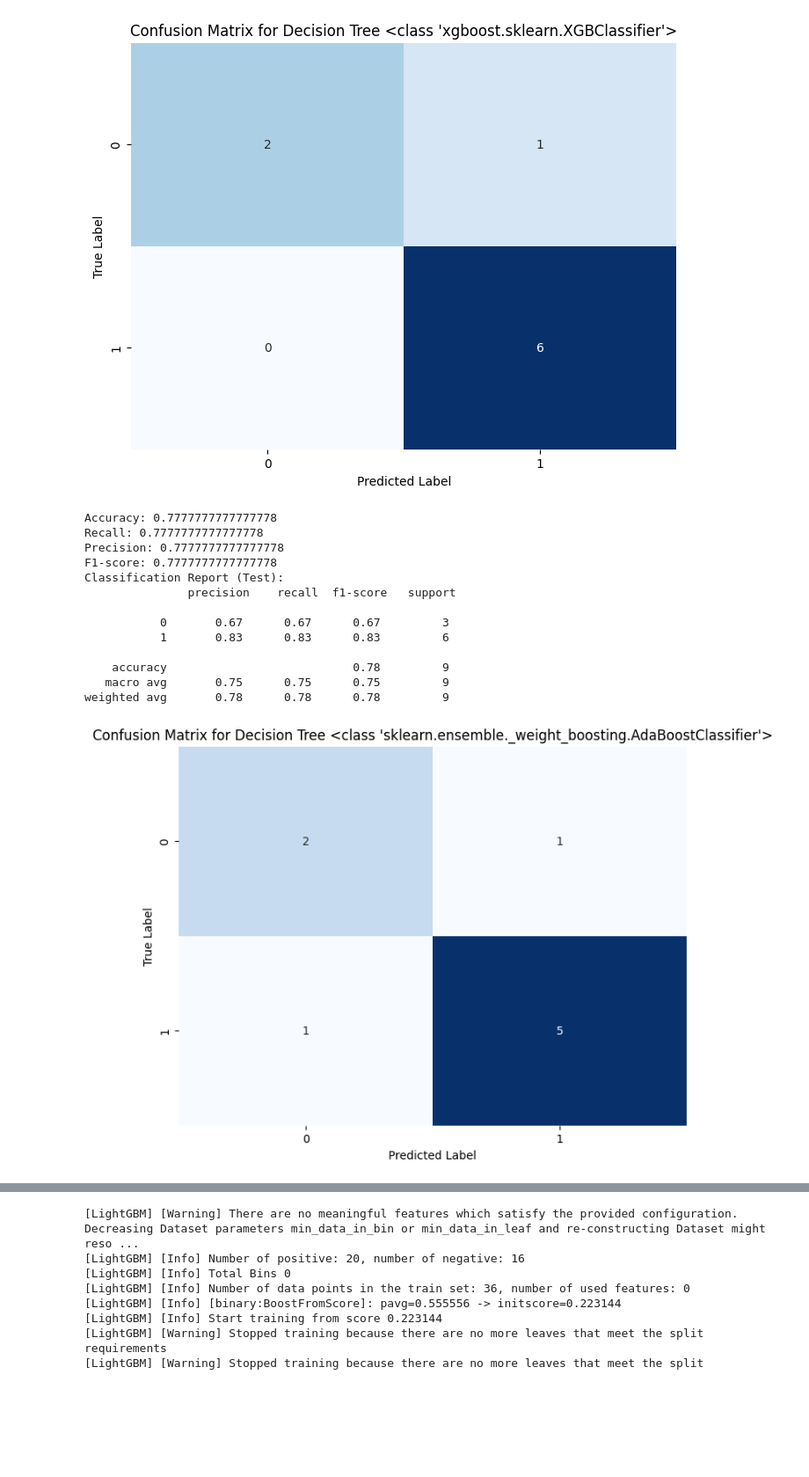
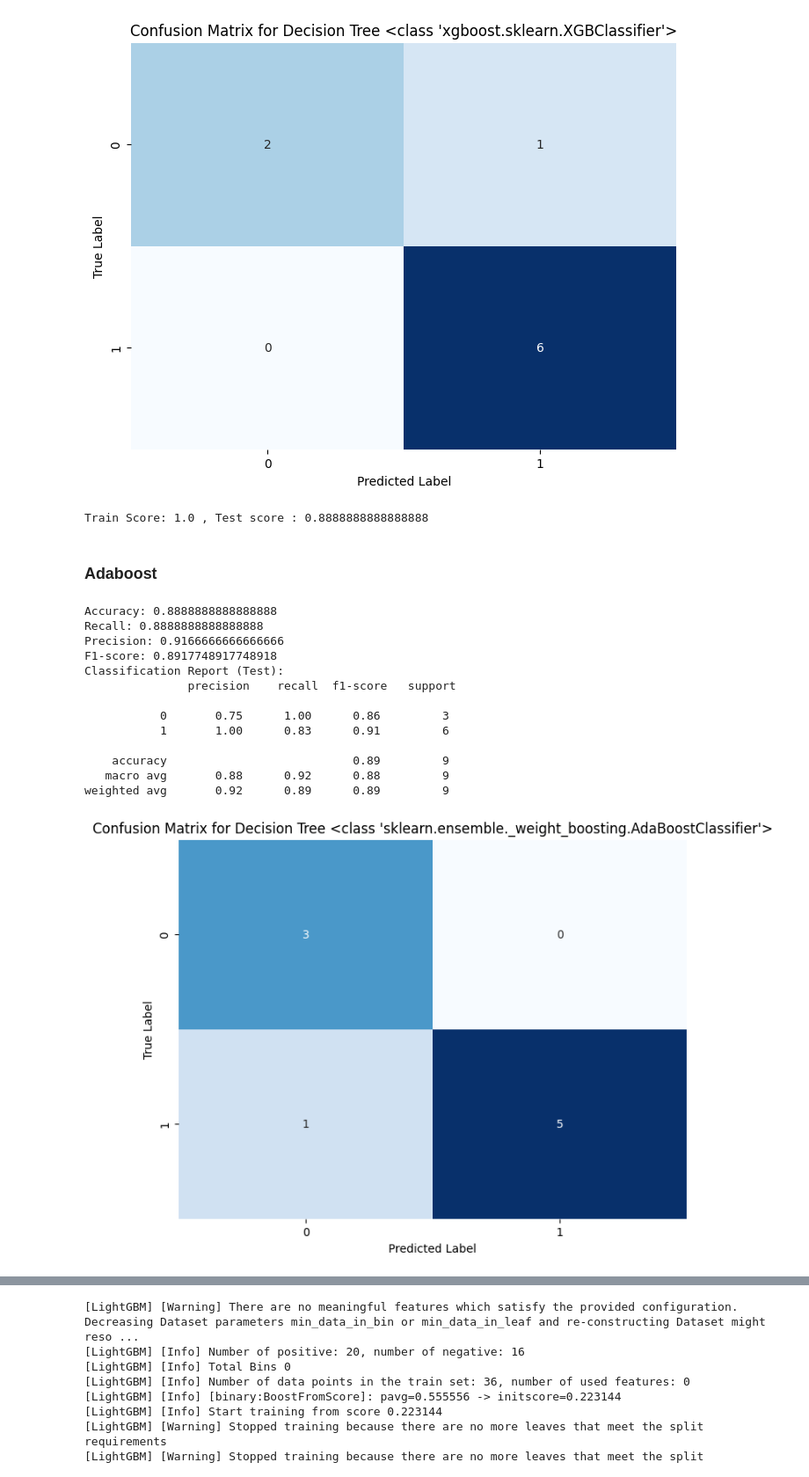
Before and after one commit to maimonahST/Signal_It, a Jupyter notebook: Final Version/ICA.ipynb, the cells around one changed output, grey strips where cells are left out. Shown at 88% size. Drawn from its saved outputs; the diff is of its cells as text; code cells hidden in the pictures; blank space fills up the shorter version.

```diff
--- a/Final Version/ICA.ipynb
+++ b/Final Version/ICA.ipynb
@@ -506,3 +540,7 @@ Classification Report (Test):
    macro avg       0.93      0.83      0.86         9
 weighted avg       0.90      0.89      0.88         9
 [figure]
+# %%
+print(f'Train Score: {XGBoost.score(X_train_ml, y_train_ml)} , Test score : {XGBoost.score(X_test_ml, y_test_ml)}')
+# %% [output]
+Train Score: 1.0 , Test score : 0.8888888888888888
@@ -509,21 +552,23 @@ weighted avg       0.90      0.89      0.88         9
+# %% [markdown]
+### Adaboost
 # %%
 # Adaboost
 
 from sklearn.ensemble import AdaBoostClassifier
-model=fit_and_evaluate(X_train_ml, y_train_ml, X_test_ml, y_test_ml,
-                       AdaBoostClassifier(n_estimators=200, learning_rate = 1))
+Adaboost=fit_and_evaluate(X_train_ml, y_train_ml, X_test_ml, y_test_ml,
+                       AdaBoostClassifier(n_estimators=250, learning_rate = 1))
 # %% [output]
-Accuracy: 0.7777777777777778
-Recall: 0.7777777777777778
-Precision: 0.7777777777777778
-F1-score: 0.7777777777777778
+Accuracy: 0.8888888888888888
+Recall: 0.8888888888888888
+Precision: 0.9166666666666666
+F1-score: 0.8917748917748918
 Classification Report (Test):
                precision    recall  f1-score   support
 
-           0       0.67      0.67      0.67         3
-           1       0.83      0.83      0.83         6
+           0       0.75      1.00      0.86         3
+           1       1.00      0.83      0.91         6
 
-    accuracy                           0.78         9
-   macro avg       0.75      0.75      0.75         9
-weighted avg       0.78      0.78      0.78         9
+    accuracy                           0.89         9
+   macro avg       0.88      0.92      0.88         9
+weighted avg       0.92      0.89      0.89         9
-[figure, old version]
+[figure, new version]
```
Also changed, not shown: parts of 33 cells of this notebook.
